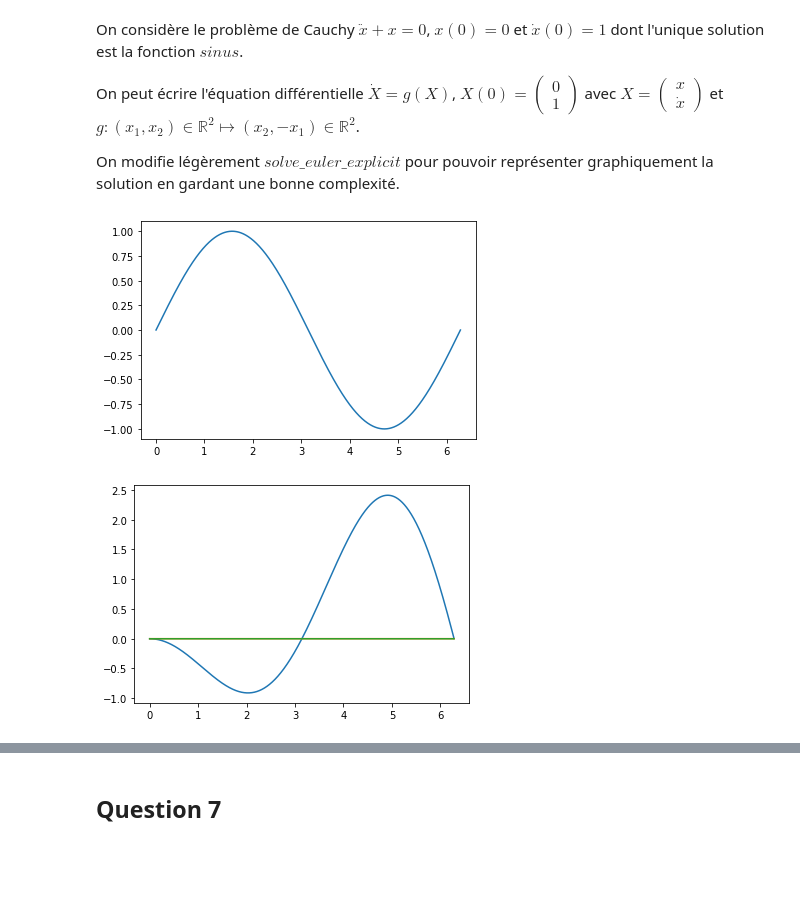
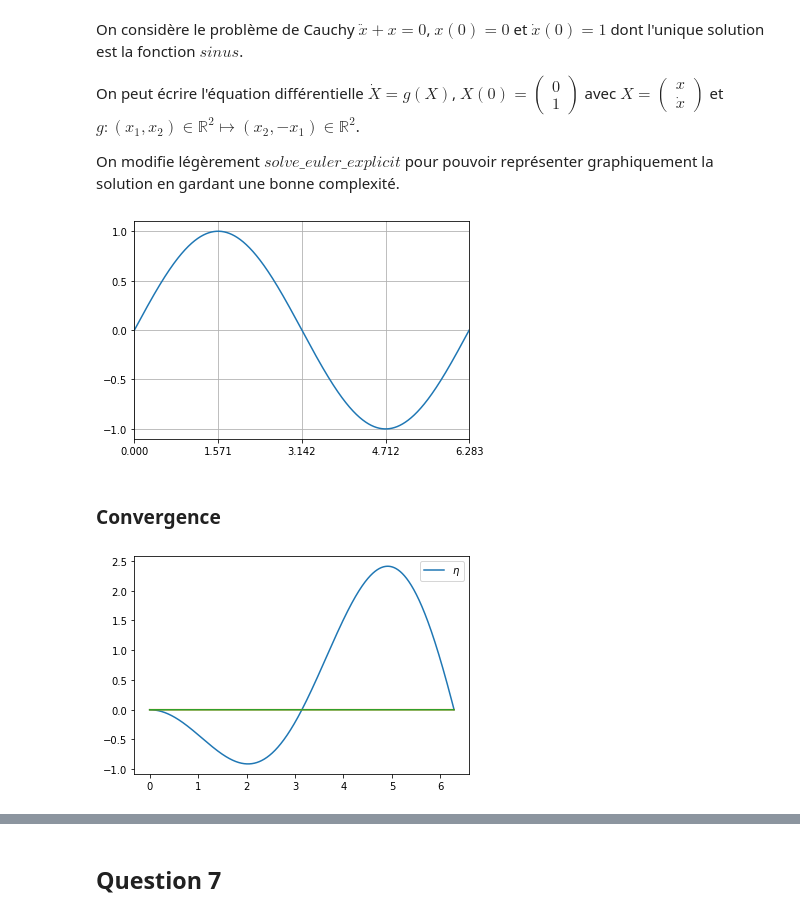
Before and after one commit to 20castro/Projet-equa-diff, a Jupyter notebook: Projet.ipynb, the cells around one changed output, grey strips where cells are left out. Cells and saved outputs as stored; diff of their text form; code cells hidden in the pictures; blank space fills up the shorter version.

Commit message:
Questions 6 (ordre de convergence) et 7

```diff
--- a/Projet.ipynb
+++ b/Projet.ipynb
@@ -163,21 +165,28 @@ def graphic_euler_explicit(f, x0, dt, t0, tf):
 # %%
 def g(t, x):
     return x[::-1]*np.array([1, -1])
 
 T, X = graphic_euler_explicit(g, np.array([0, 1]), 10**(-3), 0, 2*np.pi)
 
-plt.plot(T, X[:, 0]);
+plt.plot(T, X[:, 0])
+plt.xlim(0, 2*np.pi)
+plt.xticks(np.arange(0, 6.3, np.pi/2))
+plt.yticks(np.arange(-1, 1.1, .5))
+plt.grid();
 # %% [output]
-[figure, old version]
+[figure, new version]
+# %% [markdown]
+### Convergence
 # %%
 def ordre() :
     T, X = graphic_euler_explicit(g, np.array([0, 1]), 10**(-3), 0, 2*np.pi)
     eta = (np.sin(T) - X[:, 0])/10**(-3)
     delta_t_p = np.array([10**(-3)]*len(T))
-    plt.plot(T, eta)
+    plt.plot(T, eta, label = "$\eta$")
     plt.plot(T, delta_t_p)
     plt.plot(T, - delta_t_p)
+    plt.legend()
 
 ordre()
 # %% [output]
-[figure, old version]
+[figure, new version]
```
Also changed, not shown: parts of 9 cells of this notebook.
